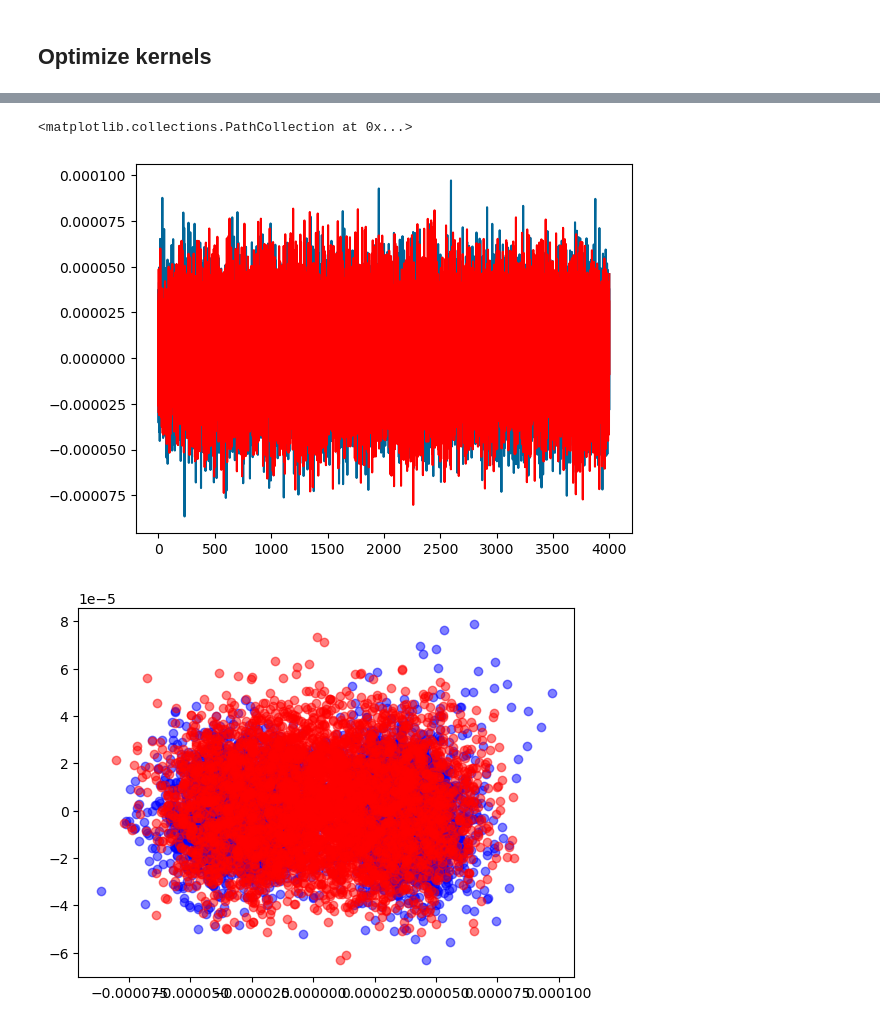
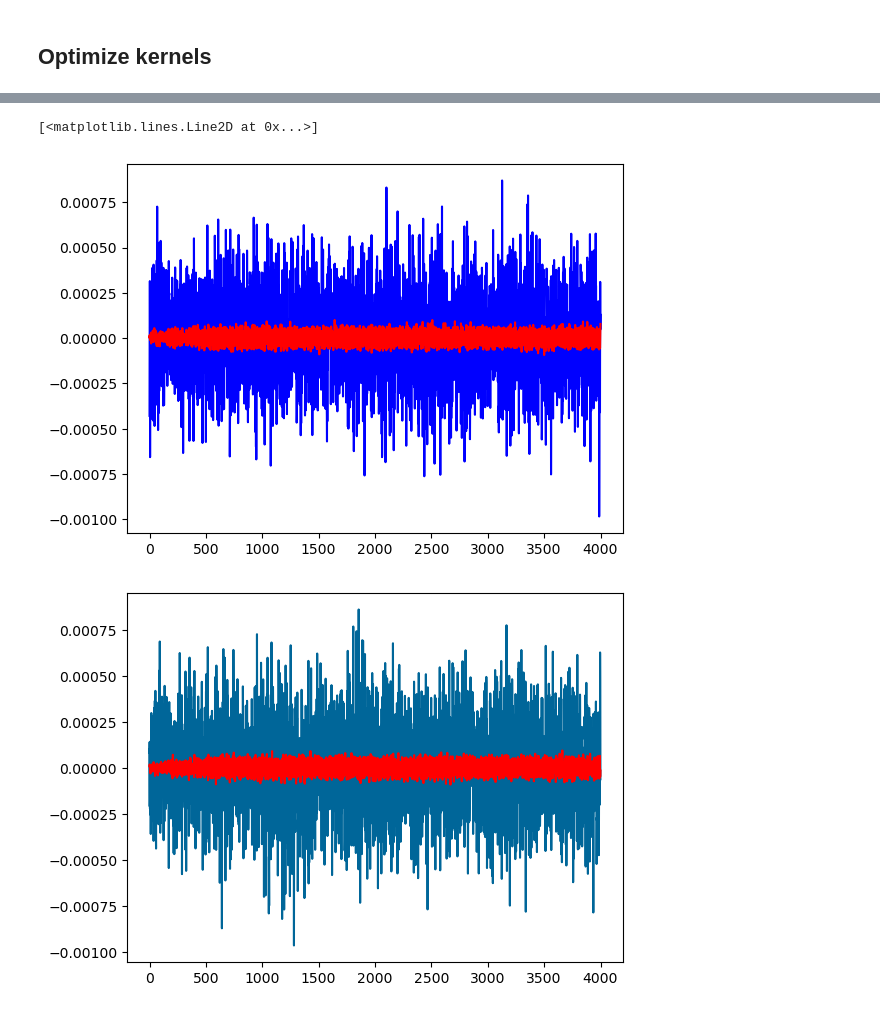
Before and after one commit to ngchihuan/Tune_up_scripts, a Jupyter notebook: Tune_Up_Active_Reset.ipynb, the cells around one changed output, grey strips where cells are left out. Cells and saved outputs as stored; diff of their text form; code cells hidden in the pictures.

```diff
--- a/Tune_Up_Active_Reset.ipynb
+++ b/Tune_Up_Active_Reset.ipynb
@@ -1035,15 +1027,12 @@ def exp_ref_trace(
 # %%
-# resonator_spectroscopy gnd
-gnd_ref = exp_ref_trace(
+gnd_ref = gen_exp_ref_trace_gnd(
     transmon_list[0],
-    drive_pulse = None,
     readout_pulse=readout_pulse,
-    measure_range=-25,
-    acquire_range=-5,
-    num_averages=2**13,
+    num_averages=2*13,
 )
 session.connect(do_emulation=False, reset_devices=True)
-
 gnd_ref_results = session.run(gnd_ref)
+print(gnd_ref.get_calibration())
 show_pulse_sheet("gnd_ref", gnd_ref_results.compiled_experiment)
+plot_simulation(gnd_ref_results.compiled_experiment,start_time=0,length=100e-9)
 # %% [output]
@@ -1070,11 +1078,8 @@ c:\Users\ZI_at_PSI\code\Tune_up_scripts\gnd_ref_2023-09-25-15-35-00.html
 # %%
-# resonator_spectroscopy gnd
-exc_ref = exp_ref_trace(
+exc_ref = gen_exp_ref_trace_exc(
     transmon_list[0],
     drive_pulse = qubit_drive_pulse,
     readout_pulse=readout_pulse,
-    measure_range=-25,
-    acquire_range=-5,
     num_averages=2**13,
 )
 session.connect(do_emulation=False, reset_devices=True)
@@ -1103,16 +1108,31 @@ c:\Users\ZI_at_PSI\code\Tune_up_scripts\exc_ref_2023-09-25-15-35-34.html
 # %%
 ## Raw |0>
 g_raw = gnd_ref_results.get_data("raw_q0")
 e_raw = exc_ref_results.get_data("raw_q0")
-#plt.scatter(g_raw.real, g_raw.imag, c="b", alpha=0.5)
-#plt.scatter(e_raw.real, e_raw.imag, c="r", alpha=0.5)
-plt.plot(np.real(g_raw))
-plt.plot(np.real(e_raw))
+plt.plot(np.real(g_raw),c='blue')
+plt.plot(np.real(e_raw),c='red')
 plt.figure()
-plt.scatter(g_raw.real, g_raw.imag, c="b", alpha=0.5)
-plt.scatter(e_raw.real, e_raw.imag, c="r", alpha=0.5)
+plt.plot(np.imag(g_raw))
+plt.plot(np.imag(e_raw))
+# plt.figure()
+# plt.scatter(g_raw.real, g_raw.imag, c="b", alpha=0.5)
+# plt.scatter(e_raw.real, e_raw.imag, c="r", alpha=0.5)
+# plt.figure()
+# plt.title("real")
+# plt.hist(g_raw.real,bins=100,color='blue');
+# plt.hist(e_raw.real,bins=100, color='red');
+
+# plt.figure()
+# plt.title("imag")
+# plt.hist(g_raw.imag,bins=100,color='blue');
+# plt.hist(e_raw.imag,bins=100, color='red');
+
+# plt.figure()
+# plt.title("absolute")
+# plt.hist(np.abs(g_raw),bins=100,color='blue');
+# plt.hist(np.abs(e_raw),bins=100, color='red');
 #plt.plot(exc_ref_results.get_data("raw_q0"))
 # %% [output]
-<matplotlib.collections.PathCollection at 0x...>
+[<matplotlib.lines.Line2D at 0x...>]
-[figure, old version]
+[figure, new version]
-[figure, old version]
+[figure, new version]
```
Also changed, not shown: parts of 35 cells of this notebook, 1 other file.
